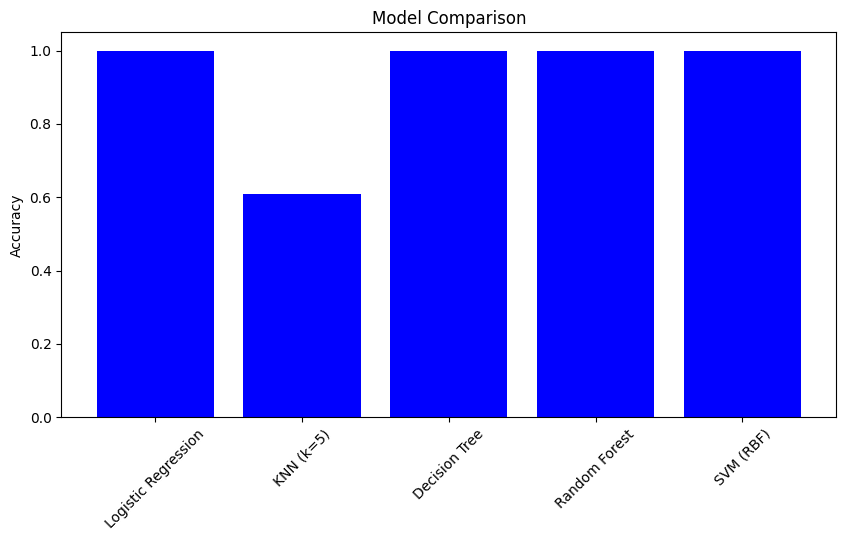
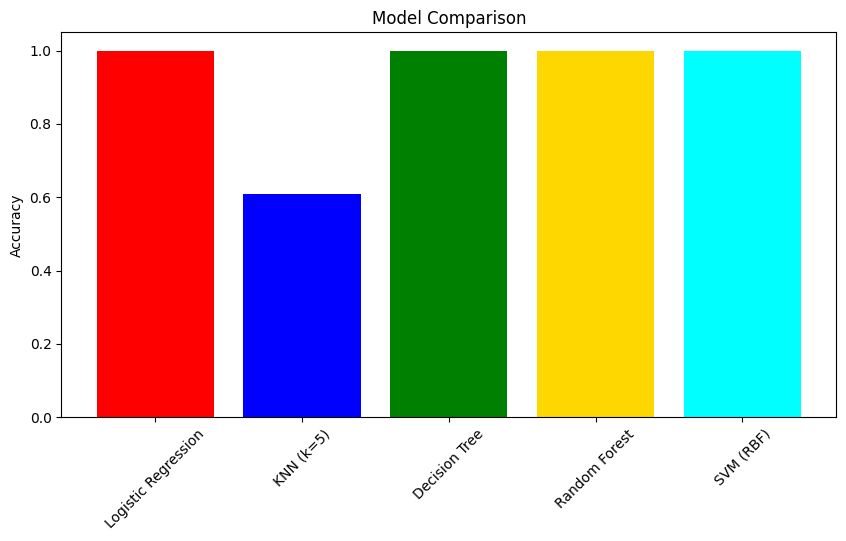
The change to this notebook cell's code, shown as a diff; its figure went from the first image to the second:
--- before
+++ after
@@ -4,5 +4,5 @@
 
 plt.figure(figsize=(10,5))
-plt.bar(comparison_df.index, comparison_df["Accuracy"], color="blue")
+plt.bar(comparison_df.index, comparison_df["Accuracy"], color=["red", "blue", "green", "gold", "cyan"])
 plt.xticks(rotation=45)
 plt.ylabel("Accuracy")

Commit: Final version with improved notes and reflections